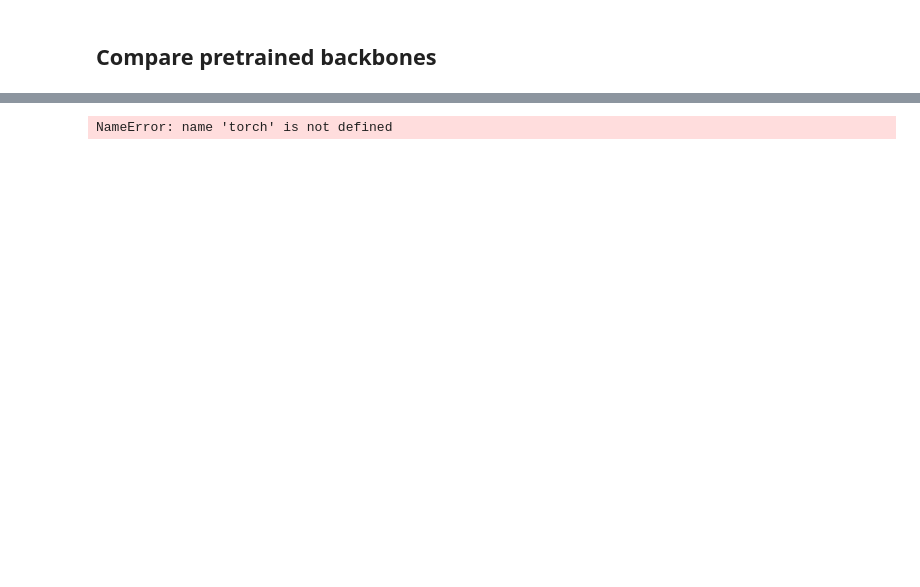
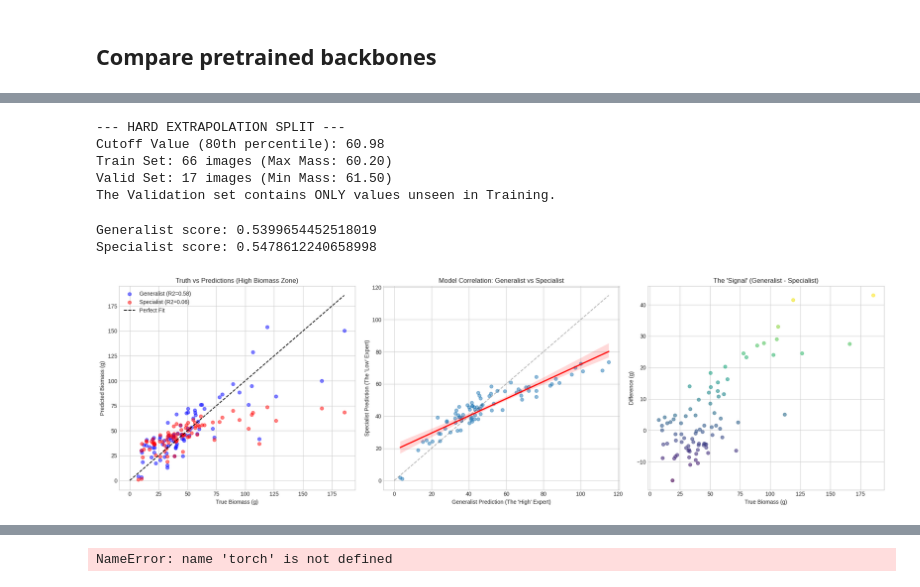
Before and after one commit to butnaruteodor/CSIRO---Image2Biomass-Prediction, a Jupyter notebook: pretraining.ipynb, the cells around one changed output, grey strips where cells are left out. Drawn from its saved outputs; the diff is of its cells as text; code cells hidden in the pictures; blank space fills up the shorter version.

```diff
--- a/pretraining.ipynb
+++ b/pretraining.ipynb
@@ -202,0 +117,77 @@ SAVED (R²: 0.4107)
+# %%
+easy_df, hard_df = create_hard_extrapolation_split(val_df)
+# %% [output]
+--- HARD EXTRAPOLATION SPLIT ---
+Cutoff Value (80th percentile): 60.98
+Train Set: 66 images (Max Mass: 60.20)
+Valid Set: 17 images (Min Mass: 61.50)
+The Validation set contains ONLY values unseen in Training.
+# %%
+easy_set = BiomassDatasetBase(easy_df, None, get_val_transforms(), CFG.TRAIN_IMAGE_DIR)
+easy_loader = DataLoader(easy_set, batch_size=1, shuffle=False,
+                            num_workers=CFG.NUM_WORKERS, pin_memory=True)
+
+pred_gen, _ = get_predictions(model, easy_loader, CFG.DEVICE)
+pred_spec, labels = get_predictions(model_spec, easy_loader, CFG.DEVICE)
+
+gen_score = global_weighted_r2_score(labels, pred_gen)
+spec_score = global_weighted_r2_score(labels, pred_spec)
+
+print(f"Generalist score: {gen_score}")
+print(f"Specialist score: {spec_score}")
+# %% [output]
+Generalist score: 0.5399654452518019
+Specialist score: 0.5478612240658998
+# %%
+import matplotlib.pyplot as plt
+import seaborn as sns
+import numpy as np
+
+# y_true = labels[:, 4]
+# pred_gen = pred_gen[:, 4]
+# pred_spec = pred_spec[:, 4]
+
+pred_corrected = pred_gen.copy()
+gap_all = (pred_gen**2 - pred_spec**2)
+
+# Apply correction only to high mass
+mask = pred_gen > 100
+pred_corrected[mask] = pred_gen[mask] + (0.005 * gap_all[mask])
+
+# --- CONFIGURATION ---
+plt.style.use('seaborn-v0_8-whitegrid')
+fig, axes = plt.subplots(1, 3, figsize=(20, 6))
+
+# --- PLOT 1: The "Truth" Check (Biomass vs Predictions) ---
+# Goal: See if Specialist hits a "ceiling" or just has a lower slope.
+axes[0].scatter(y_true, pred_corrected, alpha=0.5, label='Generalist (R2=0.58)', color='blue')
+axes[0].scatter(y_true, pred_spec, alpha=0.5, label='Specialist (R2=0.06)', color='red')
+axes[0].plot([0, max(y_true)], [0, max(y_true)], 'k--', label='Perfect Fit')
+
+axes[0].set_title("Truth vs Predictions (High Biomass Zone)")
+axes[0].set_xlabel("True Biomass (g)")
+axes[0].set_ylabel("Predicted Biomass (g)")
+axes[0].legend()
+
+# --- PLOT 2: The "Agreement" Curve (Generalist vs Specialist) ---
+# Goal: This answers your question "If Gen says 80, what does Spec say?"
+sns.regplot(x=pred_gen, y=pred_spec, ax=axes[1],
+            scatter_kws={'alpha':0.5}, line_kws={'color':'red'})
+
+axes[1].plot([0, max(pred_gen)], [0, max(pred_gen)], 'k--', alpha=0.3, label='1:1 Line')
+axes[1].set_title("Model Correlation: Generalist vs Specialist")
+axes[1].set_xlabel("Generalist Prediction (The 'High' Expert)")
+axes[1].set_ylabel("Specialist Prediction (The 'Low' Expert)")
+
+# --- PLOT 3: The "Divergence" Signal (Difference vs Truth) ---
+# Goal: Does the GAP get bigger as the plant gets bigger?
+diff = pred_gen - pred_spec
+axes[2].scatter(y_true, diff, c=diff, cmap='viridis', alpha=0.6)
+axes[2].set_title("The 'Signal' (Generalist - Specialist)")
+axes[2].set_xlabel("True Biomass (g)")
+axes[2].set_ylabel("Difference (g)")
+
+plt.tight_layout()
+plt.show()
+# %% [output]
+[figure, added]
```
Also changed, not shown: parts of 27 cells of this notebook, 11 other files.
